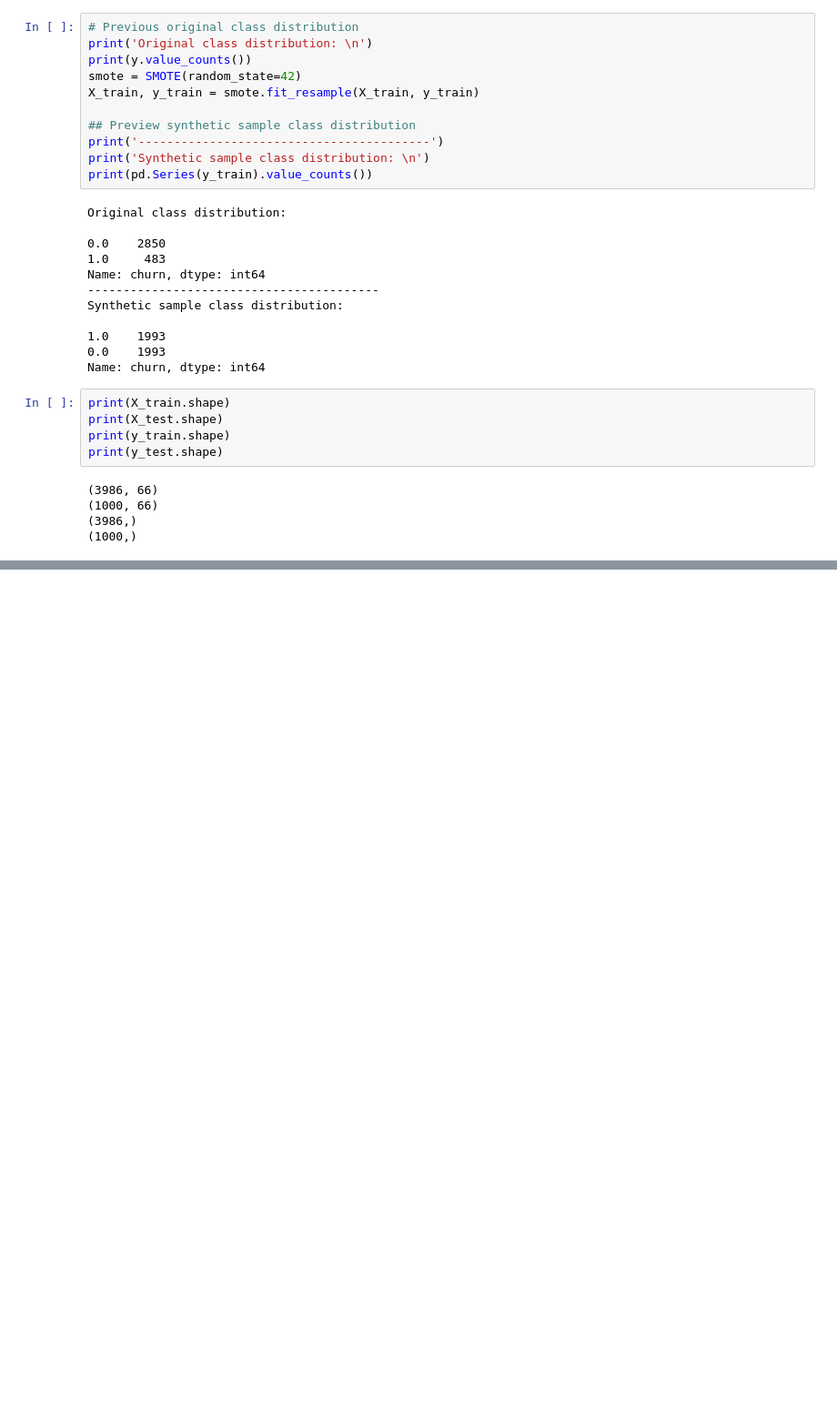
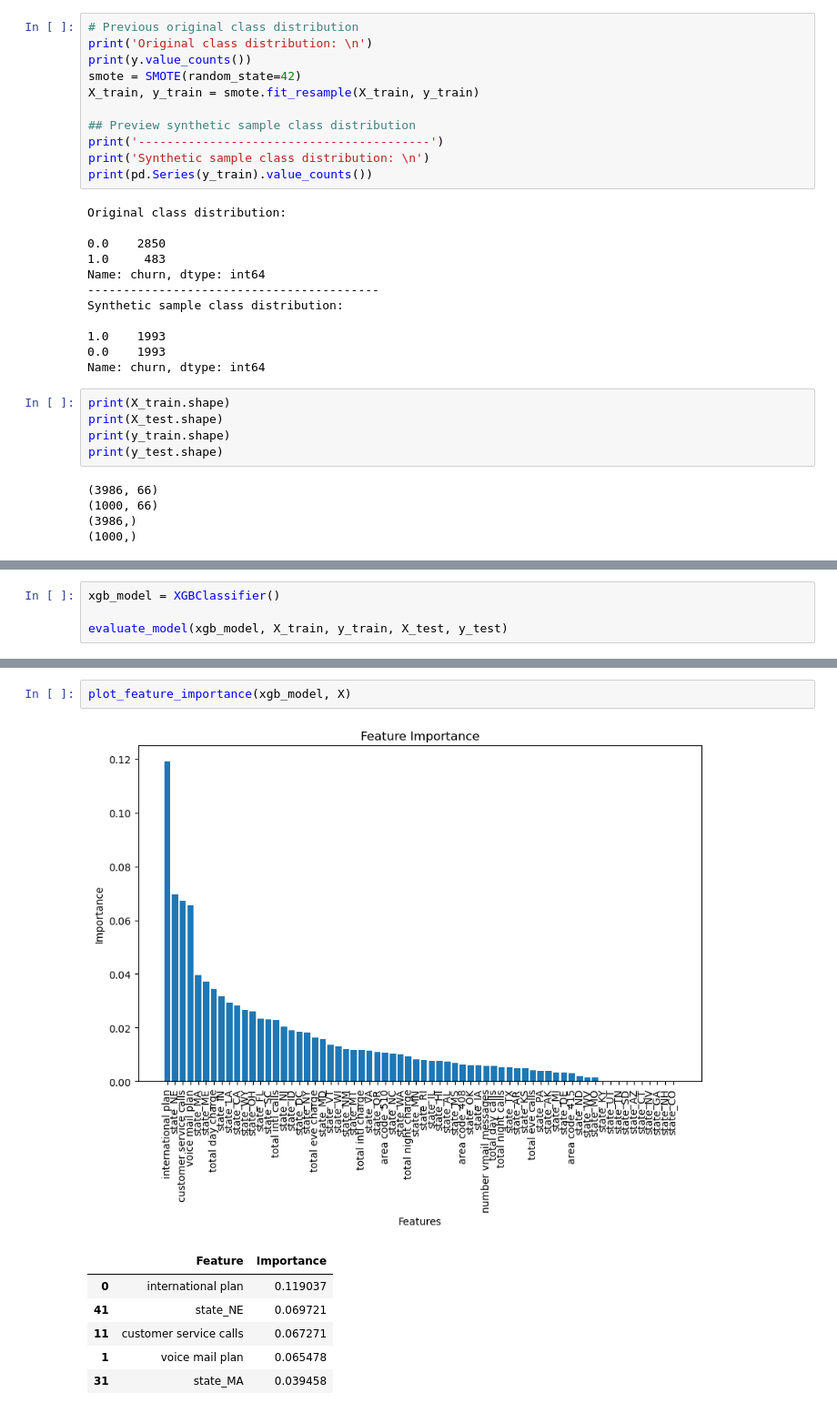
Before and after one commit to Emilly-Njue/Phase3-Project, a Jupyter notebook: customer_churn.ipynb, the cells around one changed output, grey strips where cells are left out. Shown at 91% size. Cells and saved outputs as stored; diff of their text form; blank space fills up the shorter version.

```diff
--- a/customer_churn.ipynb
+++ b/customer_churn.ipynb
@@ -1085,0 +902,4 @@ Overall, the tuned XGBoost classifier demonstrates excellent performance, with h
+# %%
+xgb_model = XGBClassifier()
+
+evaluate_model(xgb_model, X_train, y_train, X_test, y_test)
@@ -1085,0 +966,10 @@ Overall, the tuned XGBoost classifier demonstrates excellent performance, with h
+# %%
+plot_feature_importance(xgb_model, X)
+# %% [output]
+[figure, added]
+|  | Feature | Importance |
+| 0 | international plan | 0.119037 |
+| 41 | state_NE | 0.069721 |
+| 11 | customer service calls | 0.067271 |
+| 1 | voice mail plan | 0.065478 |
+| 31 | state_MA | 0.039458 |
```
Also changed, not shown: parts of 49 cells of this notebook.
